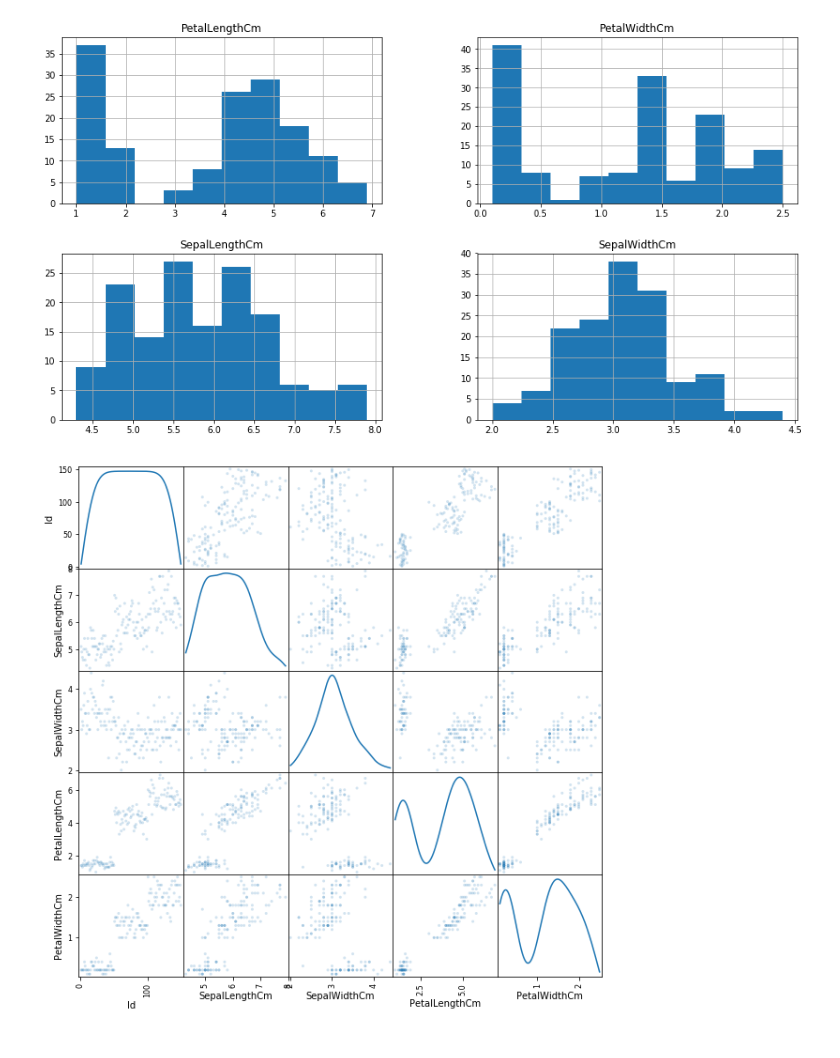
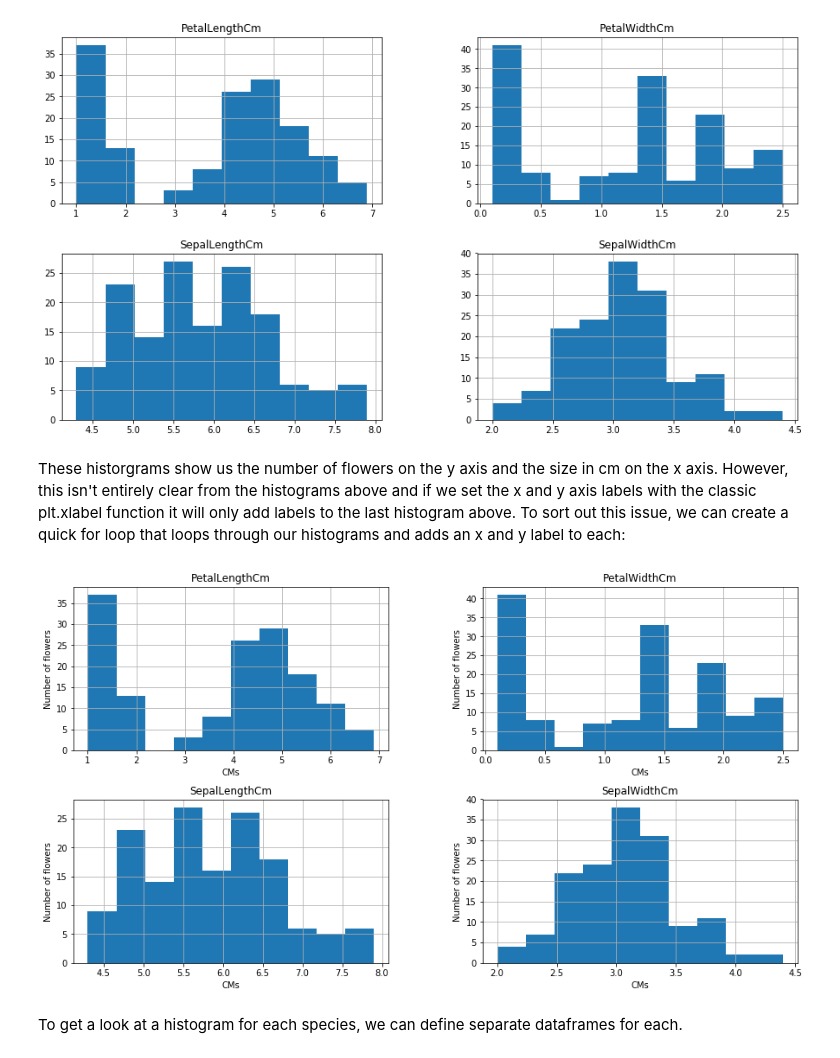
Before and after one commit to cobhan/pands-project-2019, a Jupyter notebook: Iris Dataset Project 2019.ipynb, the cells around one changed output. Saved outputs shown, nothing was run; the diff lists cells and outputs as text; code cells hidden in the pictures.

Commit message:
visualization station

```diff
--- a/Iris Dataset Project 2019.ipynb
+++ b/Iris Dataset Project 2019.ipynb
@@ -145,10 +145,14 @@ array([[<matplotlib.axes._subplots.AxesSubplot object at 0x...>,
        [<matplotlib.axes._subplots.AxesSubplot object at 0x...>,
         <matplotlib.axes._subplots.AxesSubplot object at 0x...>]], dtype=object)
 [figure]
-# %%
-# scatter plot matrix
-from pandas.plotting import scatter_matrix
-scatter_matrix(df, alpha = 0.2, figsize = (10, 10), diagonal = 'kde')
-plt.show()
-# %% [output]
-[figure, removed]
+# %% [markdown]
+<p>These historgrams show us the number of flowers on the y axis and the size in cm on the x axis. However, this isn't entirely clear from the histograms above and if we set the x and y axis labels with the classic plt.xlabel function it will only add labels to the last histogram above. To sort out this issue, we can create a quick for loop that loops through our histograms and adds an x and y label to each:</p>
+# %%
+histies = df.hist(["SepalLengthCm", "SepalWidthCm", "PetalLengthCm", "PetalWidthCm"], figsize=(15,8)) # first define our histograms
+for ax in histies.flatten(): # for axes in our histograms
+    ax.set_xlabel("CMs") # set x label as size in centimeters
+    ax.set_ylabel("Number of flowers") # set y label as 'number of flowers'
+# %% [output]
+[figure, added]
+# %% [markdown]
+<p>To get a look at a histogram for each species, we can define separate dataframes for each.</p>
```
Also changed, not shown: parts of 5 cells of this notebook.
